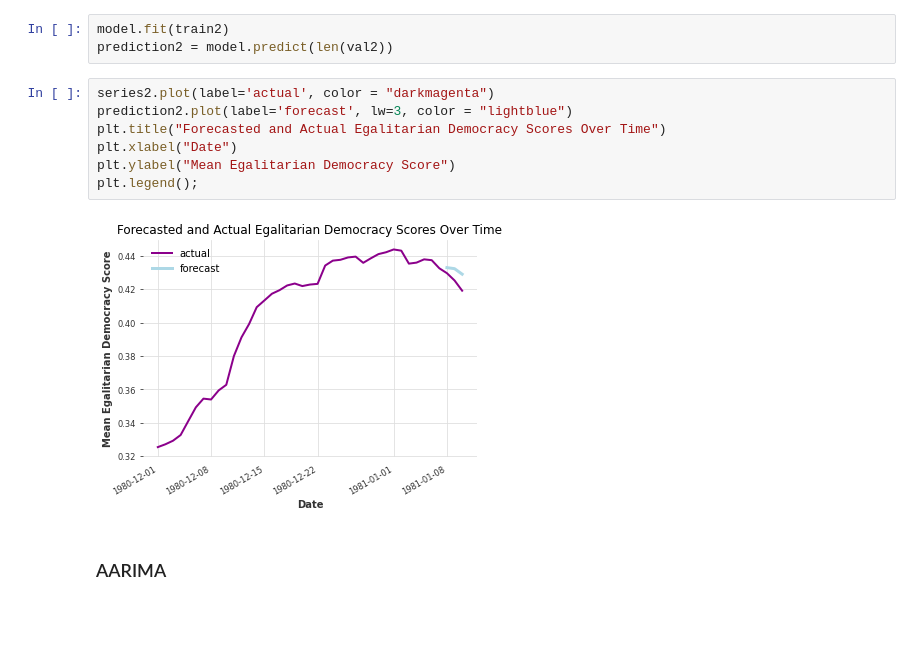
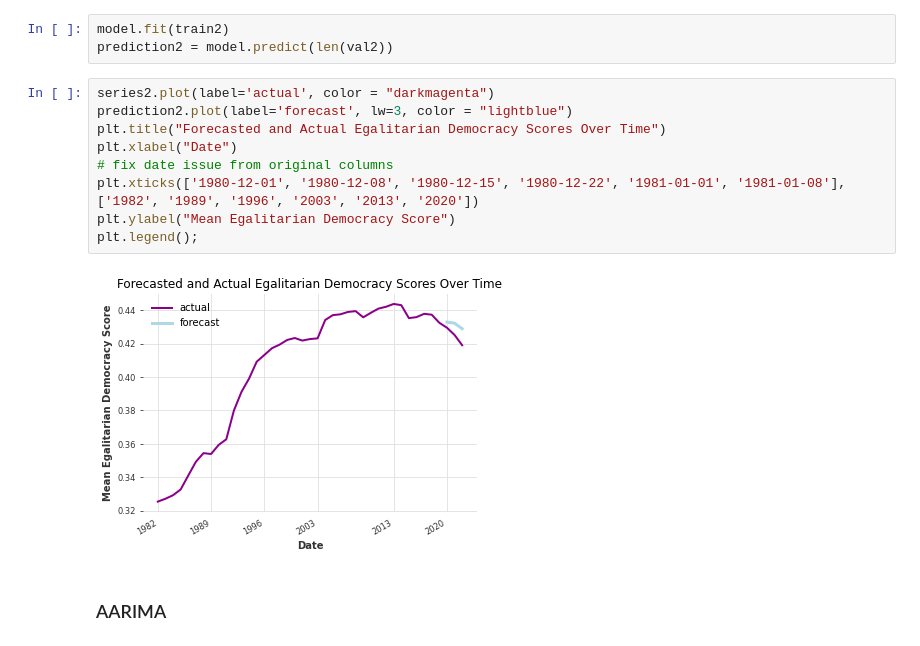
Before and after one commit to jcraciun/Economicron, a Jupyter notebook: TimeSeries - Economicron.ipynb, the cells around one changed output. Cells and saved outputs as stored; diff of their text form; blank space fills up the shorter version.

Commit message:
Edited plot axes in time series

```diff
--- a/TimeSeries.ipynb
+++ b/TimeSeries - Economicron.ipynb
@@ -151,12 +151,14 @@ prediction2 = model.predict(len(val2))
 # %%
 series2.plot(label='actual', color = "darkmagenta")
 prediction2.plot(label='forecast', lw=3, color = "lightblue")
 plt.title("Forecasted and Actual Egalitarian Democracy Scores Over Time")
 plt.xlabel("Date")
+# fix date issue from original columns
+plt.xticks(['1980-12-01', '1980-12-08', '1980-12-15', '1980-12-22', '1981-01-01', '1981-01-08'], ['1982', '1989', '1996', '2003', '2013', '2020'])
 plt.ylabel("Mean Egalitarian Democracy Score")
 plt.legend();
 # %% [output]
-[figure, old version]
+[figure, new version]
 # %% [markdown]
 ### AARIMA  <a class="anchor" id="6"></a>
 # %%
```
Also changed, not shown: parts of 1 cell of this notebook, 1 other file.
